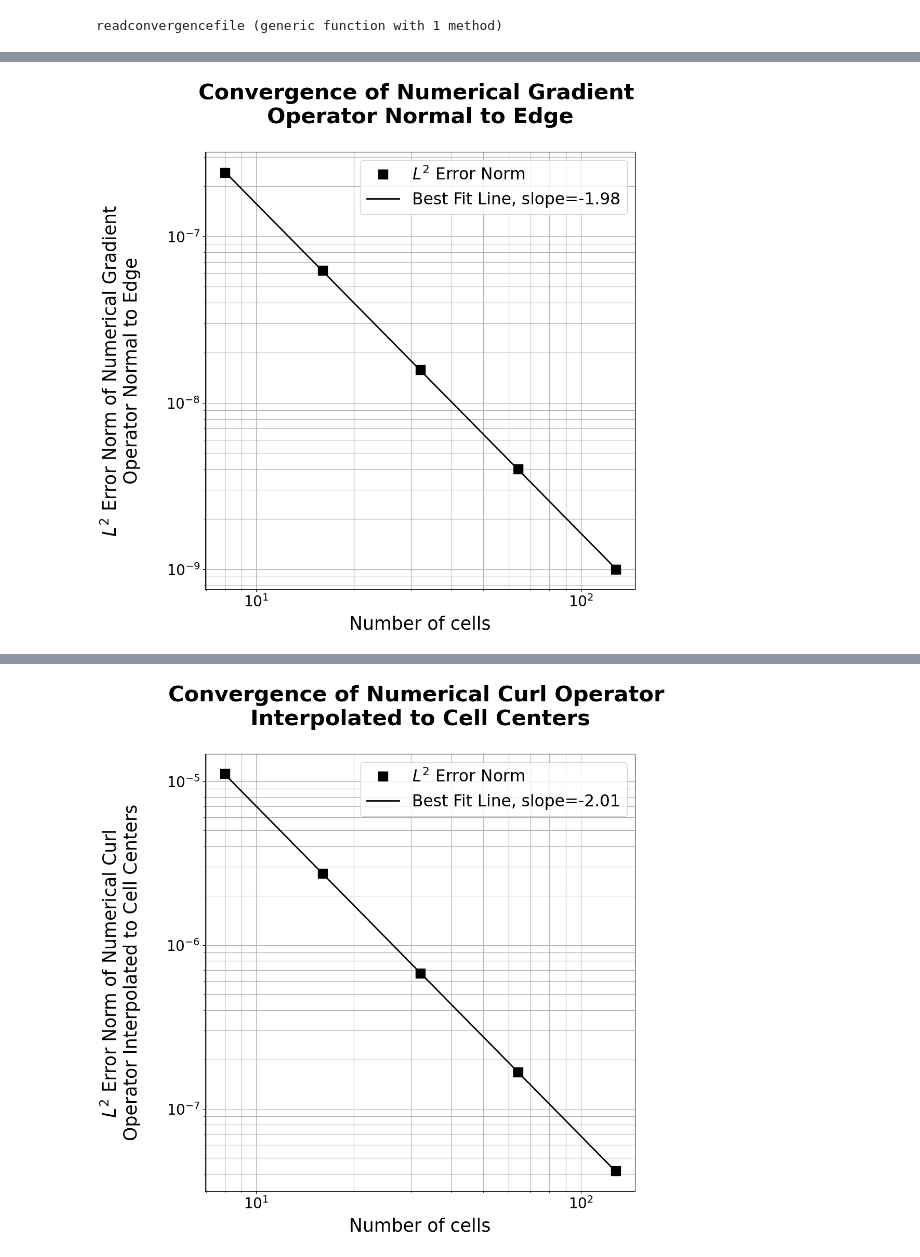
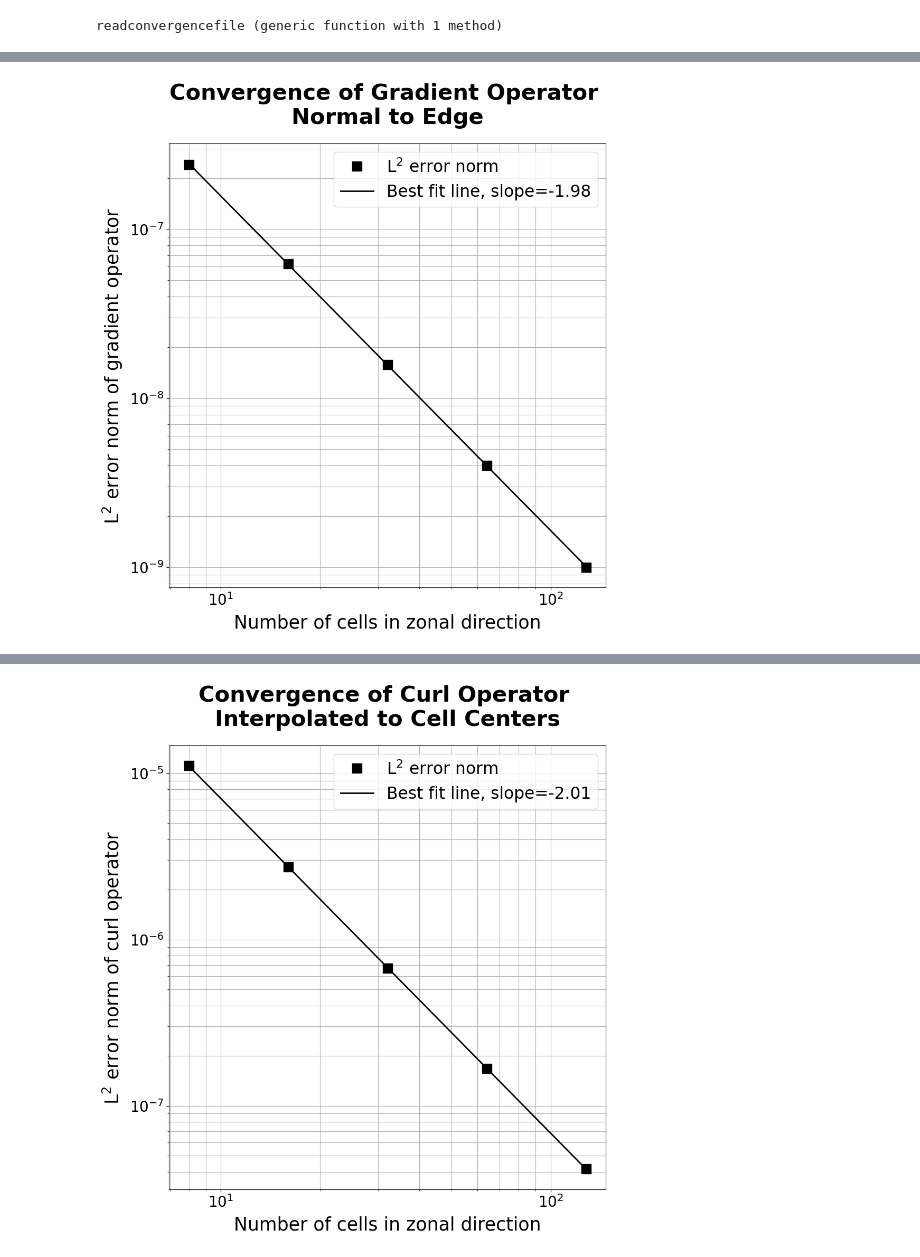
Before and after one commit to robertstrauss/MPAS_Ocean_Julia, a Jupyter notebook: output/operator_convergence/operator_convergence_plotting.ipynb, the cells around one changed output, grey strips where cells are left out. Saved outputs shown, nothing was run; the diff lists cells and outputs as text; code cells hidden in the pictures.

```diff
--- a/output/operator_convergence/operator_convergence_plotting.ipynb
+++ b/output/operator_convergence/operator_convergence_plotting.ipynb
@@ -16,25 +14,26 @@ wrap_regex (generic function with 2 methods)
 # %%
 function convergence_plot(operator_name, ncells, ErrorNorm, errortype; decimals=2)
-    ncells = sqrt.(ncells)
+    nCellsx = sqrt.(ncells)
 
-    A = [log10.(ncells)    ones(length(ncells))]
+    A = [log10.(nCellsx)    ones(length(nCellsx))]
     m, c = A \ log10.(ErrorNorm)
-    y = m*log10.(ncells) .+ c
+    y = m*log10.(nCellsx) .+ c
     y = 10 .^ y
-
-    fig, ax = subplots(1,1, figsize=(9,9))
-    fig.tight_layout()
-    loglog(ncells, ErrorNorm, label="$errortype Error Norm", marker="s", markersize=12.5, linestyle="None", color="black")
 
     slopestr ="$(round(m,digits=decimals))"
     while length(split(slopestr, ".")[end]) < decimals
         slopestr *= "0"
     end
-    loglog(ncells, y, label="Best Fit Line, slope=$(slopestr)", color="black", linewidth=2)
-    ax.set_title(wrap_regex("Convergence of $operator_name", 40), fontsize=30, fontweight="bold")
+
+    fig, ax = subplots(1,1, figsize=(9,9))
+    fig.tight_layout()
+    loglog(nCellsx, ErrorNorm, label="$errortype error norm", marker="s", markersize=12.5, linestyle="None", color="black")
+    loglog(nCellsx, y, label="Best fit line, slope=$(slopestr)", color="black", linewidth=2)
+    ax.set_title("Convergence of $operator_name",
+        fontsize=30, fontweight="bold", y=1.035)
     ax.legend(loc="upper right", fontsize=22.5)
-    ax.set_xlabel("Number of cells", fontsize=25, labelpad=7.5)
-    ax.set_ylabel(wrap_regex("$errortype Error Norm of $operator_name", 40), fontsize=25, labelpad=7.5)
+    ax.set_xlabel("Number of cells in zonal direction", fontsize=25, labelpad=7.5)
+    ax.set_ylabel("$errortype error norm of $(split(lowercase(operator_name), '\n')[1])", fontsize=25, labelpad=7.5)
     ax.tick_params(axis="both", which="major", labelsize=20)
 
     grid(which="both")
@@ -53,11 +52,11 @@ end
 readconvergencefile (generic function with 1 method)
 # %%
 operatortitles = Dict{String,String}(
-    "Numerical Curl (at Cell Center)" => "Numerical Curl Operator Interpolated to Cell Centers",
-    "Numerical Curl (at Vertex)" => "Numerical Curl Operator Calculated at Vertices",
-    "Numerical Divergence" => "Numerical Divergence Operator at Cell Centers",
-    "Numerical Gradient" => "Numerical Gradient Operator Normal to Edge",
-    "Tangential Velocity" => "Numerical Tangential Velocity along Edges"
+    "Numerical Curl (at Cell Center)" => "Curl Operator \nInterpolated to Cell Centers",
+    "Numerical Curl (at Vertex)" => "Curl Operator \nCalculated at Vertices",
+    "Numerical Divergence" => "Divergence Operator \nat Cell Centers",
+    "Numerical Gradient" => "Gradient Operator \nNormal to Edge",
+    "Tangential Velocity" => "Tangential Velocity \nalong Edges"
 )
 # %% [output]
 Dict{String, String} with 5 entries:
@@ -69,16 +68,16 @@ Dict{String, String} with 5 entries:
 # %%
-savefigs = true
+savefigs = false
 for operator_name in keys(operatortitles)
     data, fname = readconvergencefile(operator_name, "NonPeriodic_xy")
     ncells = data[1,2:end]
     L2ErrorNorm = data[4,2:end]
-    fig, ax = convergence_plot(operatortitles[operator_name], ncells, L2ErrorNorm, "\$L^2\$")
+    fig, ax = convergence_plot(operatortitles[operator_name], ncells, L2ErrorNorm, "L\$^2\$")
     display(fig)
 
     if savefigs
-        fig.savefig("$(fname)_convergenceplot.png", bbox_inches="tight")
-        println("saved file at $(fname)_convergenceplot.png")
+        fig.savefig("$(fname)_convergenceplot.pdf", bbox_inches="tight")
+        println("saved file at $(fname)_convergenceplot.pdf")
     end
 end
 # %% [output]
-[figure, old version]
+[figure, new version]
@@ -86 +85 @@ saved file at /home/rrs/Desktop/MPAS/MPAS_Ocean_Julia/output/operator_convergenc
-[figure, old version]
+[figure, new version]
```
Also changed, not shown: parts of 5 cells of this notebook, 50 other files.
